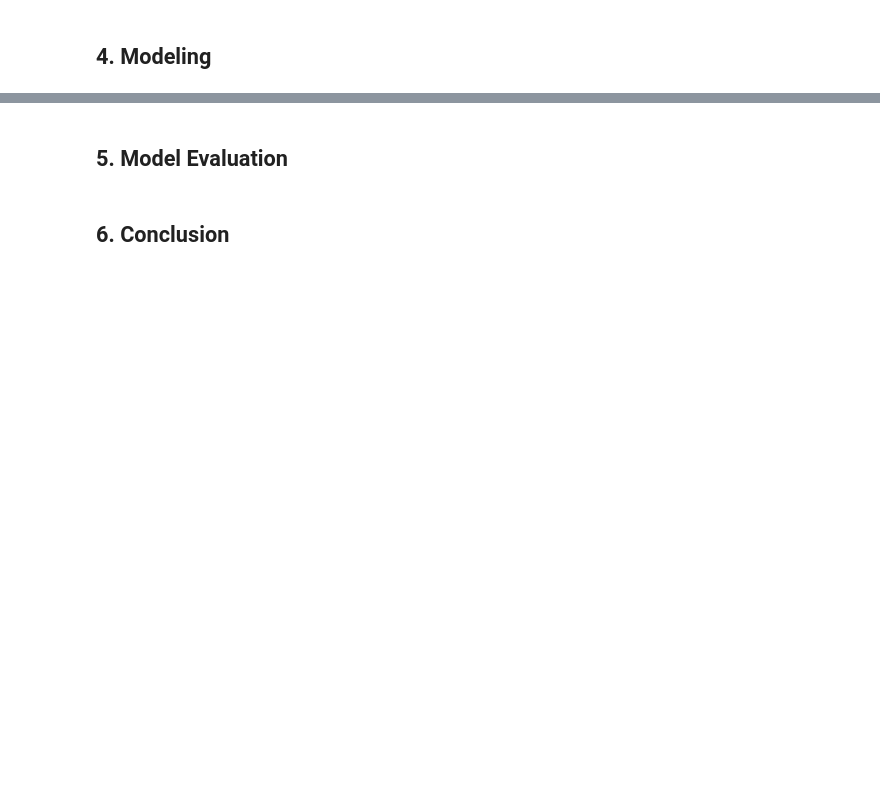
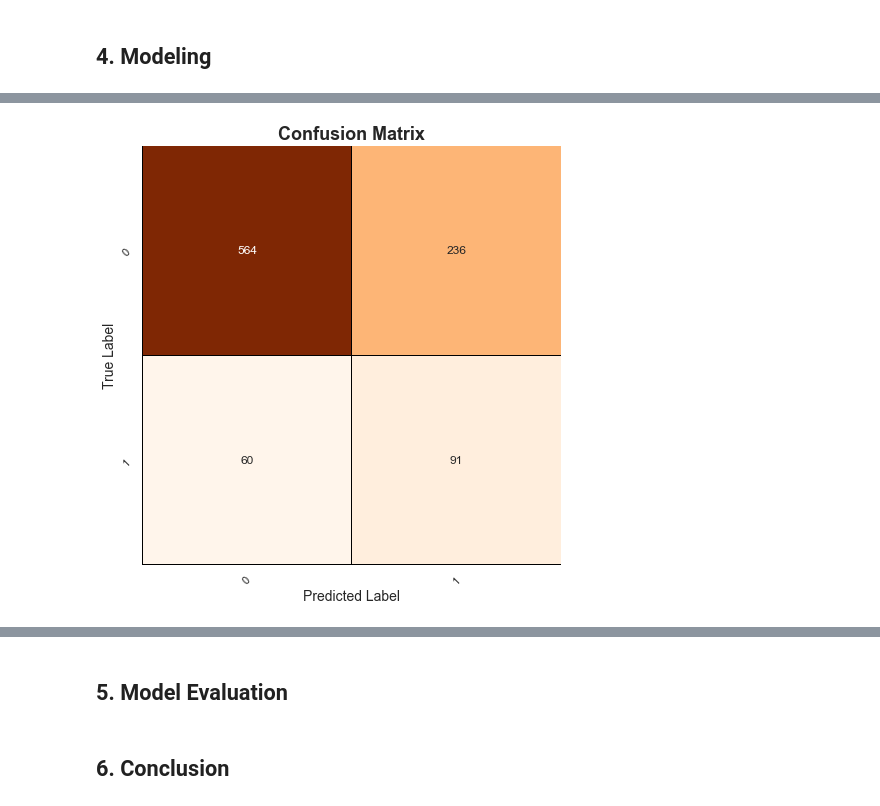
Before and after one commit to NashonOkumu/churn-prediction, a Jupyter notebook: student.ipynb, the cells around one changed output, grey strips where cells are left out. Cells and saved outputs as stored; diff of their text form; code cells hidden in the pictures; blank space fills up the shorter version.

Commit message:
modeling

```diff
--- a/student.ipynb
+++ b/student.ipynb
@@ -685,0 +662,46 @@ X_train.head()
+# %%
+# Initialize the logistic regression model
+logreg = LogisticRegression()
+
+# Fit the model on the resampled training data
+logreg.fit(resampled_X_train, resampled_y_train)
+
+# Predict on the test data
+y_pred = logreg.predict(X_test)
+# %%
+def plot_conf_matrix(y_true, y_pred, class_labels, title='Confusion Matrix', cmap='Oranges'):
+    """
+    Plots a stylized confusion matrix.
+
+    Parameters:
+    - y_true: array-like, ground truth target values.
+    - y_pred: array-like, predicted target values.
+    - class_labels: list of strings, class names.
+    - title: string, title of the plot.
+    - cmap: string, color map to use for the plot.
+    """
+    # Compute confusion matrix
+    cm = confusion_matrix(y_true, y_pred)
+
+    # Set up the matplotlib figure
+    plt.figure(figsize=(10, 7))
+
+    # Plot the heatmap
+    sns.heatmap(cm, annot=True, fmt='d', cmap=cmap,
+                xticklabels=class_labels, yticklabels=class_labels,
+                cbar=False, linewidths=0.5, linecolor='black', square=True)
+
+    # Add labels and title
+    plt.title(title, fontsize=18, fontweight='bold')
+    plt.xlabel('Predicted Label', fontsize=14)
+    plt.ylabel('True Label', fontsize=14)
+    plt.xticks(rotation=45)
+    plt.yticks(rotation=45)
+
+    # Improve layout and display the plot
+    plt.tight_layout()
+    plt.show()
+# %%
+plot_conf_matrix(y_test, y_pred, [0,1])
+# %% [output]
+[figure, added]
```
Also changed, not shown: parts of 46 cells of this notebook.
